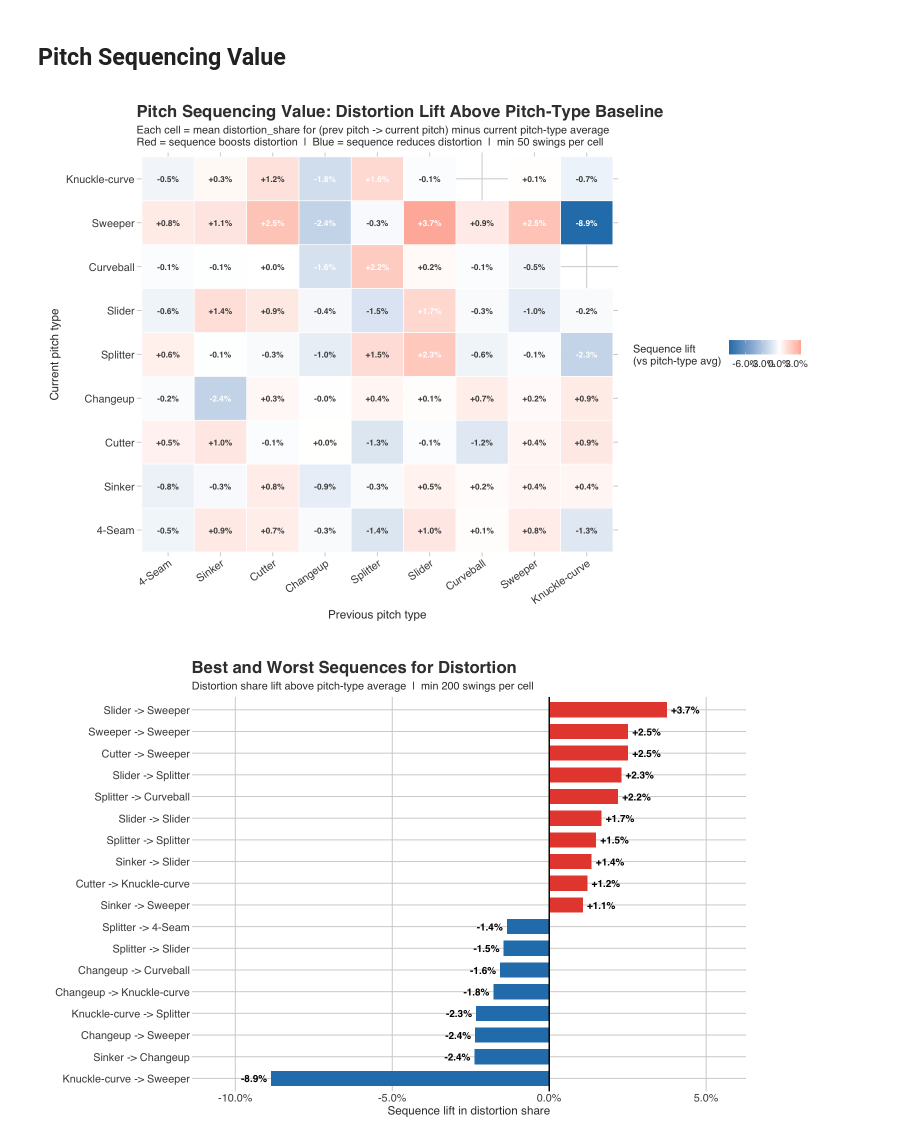
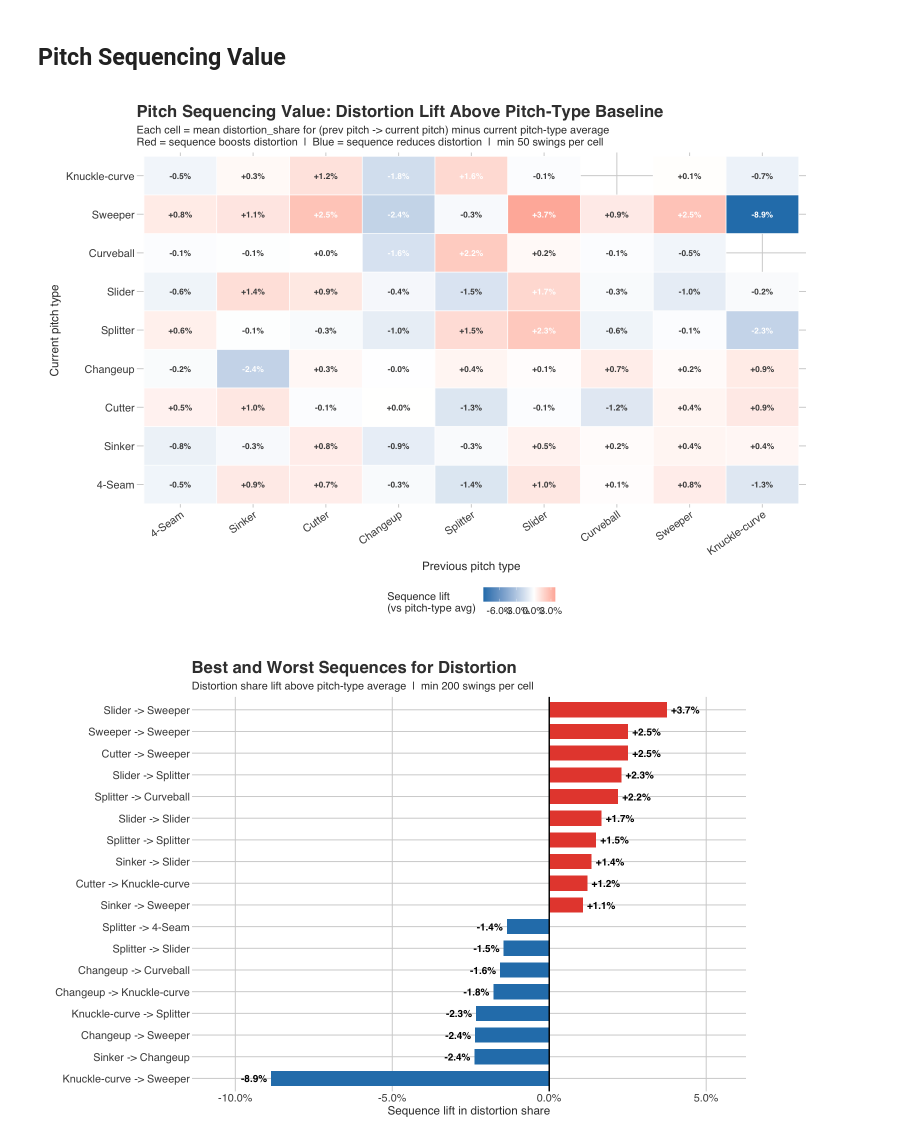
Before and after one commit to theoauyeung/pitcher_bat_path_exploration, a Jupyter notebook: src/viz/application.ipynb, the cells around one changed output. Saved outputs shown, nothing was run; the diff lists cells and outputs as text; code cells hidden in the pictures.

Commit message:
auto: results/plots/applications/sequencing_heatmap.png, src/viz/application.ipynb

```diff
--- a/src/viz/application.ipynb
+++ b/src/viz/application.ipynb
@@ -81,35 +81,35 @@ p_heatmap <- ggplot(seq_lift,
   geom_tile(color = 'white', linewidth = 0.4) +
   geom_text(
     aes(label = sprintf('%+.1f%%', seq_lift * 100)),
     size = 3.5, fontface = 'bold',
     color = ifelse(abs(seq_lift$seq_lift) > 0.015, 'white', 'grey30')
   ) +
   scale_fill_gradient2(
     low  = '#2980b9', mid = 'white', high = '#e74c3c',
     midpoint = 0,
     labels = percent_format(accuracy = 0.1),
     name = 'Sequence lift\n(vs pitch-type avg)'
   ) +
   labs(
     title    = 'Pitch Sequencing Value: Distortion Lift Above Pitch-Type Baseline',
     subtitle = paste0(
       'Each cell = mean distortion_share for (prev pitch -> current pitch) minus current pitch-type average\n',
       'Red = sequence boosts distortion  |  Blue = sequence reduces distortion  |  min 50 swings per cell'
     ),
     x = 'Previous pitch type',
     y = 'Current pitch type'
   ) +
   theme(
     axis.text.x    = element_text(angle = 35, hjust = 1),
-    legend.position = 'right'
+    legend.position = 'bottom'
   )
 
 options(repr.plot.width = 13, repr.plot.height = 9)
 p_heatmap
 ggsave('results/plots/applications/sequencing_heatmap.png', p_heatmap,
        width = 13, height = 9, dpi = 150)
 # %% [output]
-[figure, old version]
+[figure, new version]
 # %%
 top_seqs <- seq_lift |>
   filter(n >= 200) |>
```
Also changed, not shown: parts of 1 cell of this notebook, 1 other file.
